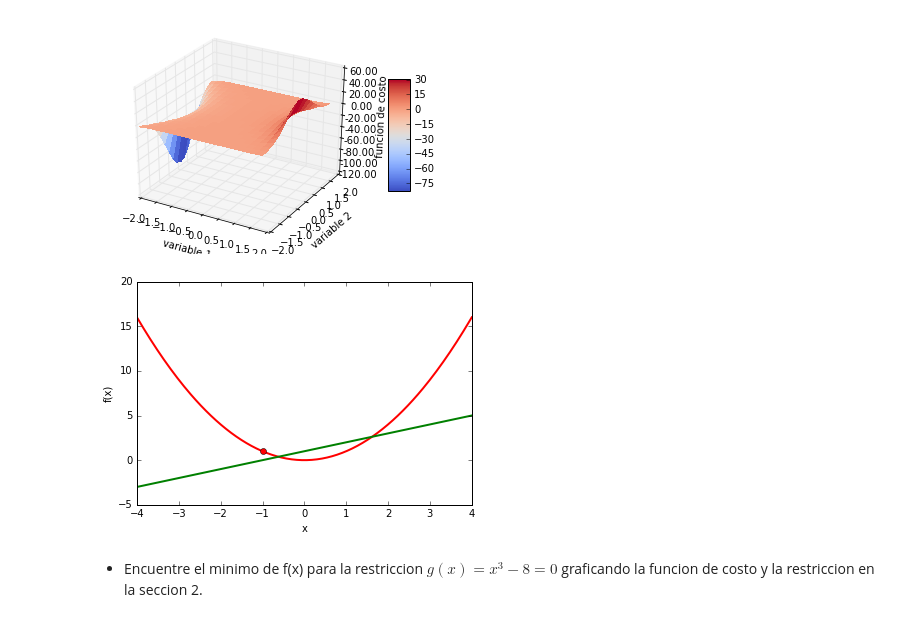
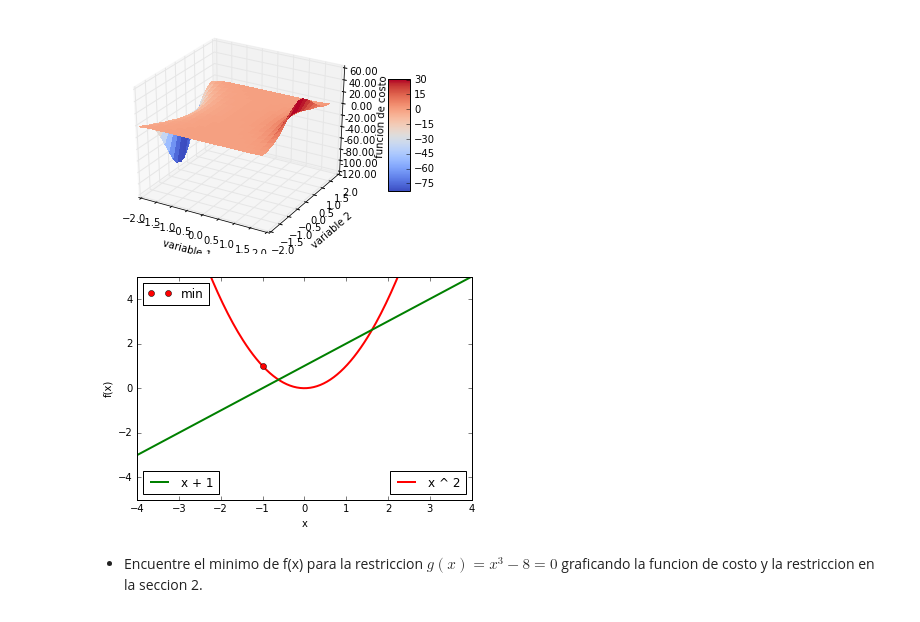
Before and after one commit to pin3da/data-science, a Jupyter notebook: Lab2.ipynb, the cells around one changed output. Saved outputs shown, nothing was run; the diff lists cells and outputs as text; code cells hidden in the pictures.

```diff
--- a/Lab2.ipynb
+++ b/Lab2.ipynb
@@ -96,24 +108,30 @@ plt.show()
 # %%
 x = np.linspace(-4, 4, 200)
 
 def f(x):
     return x ** 2
 
 def g(x):
     return x + 1
 
 fx = f(x)
 gx = g(x)
 x0 = -1
 
-plt.plot(x, fx, 'r', linewidth=2.0)
-plt.plot(x, gx, 'g', linewidth=2.0)
-plt.plot(x0, f(x0), 'ro')
+plt.ylim((-5, 5))
+line1 = plt.plot(x, fx, 'r', linewidth=2.0, label='x ^ 2')
+line2 = plt.plot(x, gx, 'g', linewidth=2.0, label='x + 1')
+minimun = plt.plot(x0, f(x0), 'ro', label='min')
 plt.xlabel('x')
 plt.ylabel('f(x)')
 
+plt.gca().add_artist(plt.legend(handles=line1, loc=4))
+plt.gca().add_artist(plt.legend(handles=line2, loc=3))
+plt.gca().add_artist(plt.legend(handles=minimun, loc=2))
+
+
 plt.show()
 # %% [output]
-[figure, old version]
+[figure, new version]
 # %% [markdown]
 - Encuentre el minimo de f(x) para la restriccion $g(x) = x^3 − 8 = 0$ graficando la funcion de costo y la restriccion en la seccion 2.
```
Also changed, not shown: parts of 16 cells of this notebook, 1 other file.
